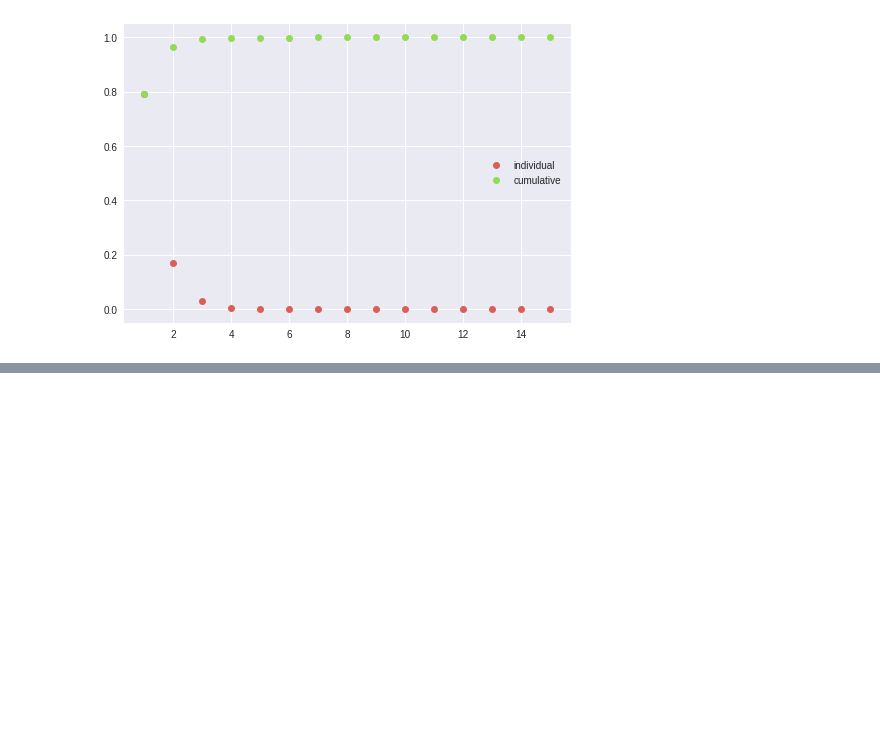
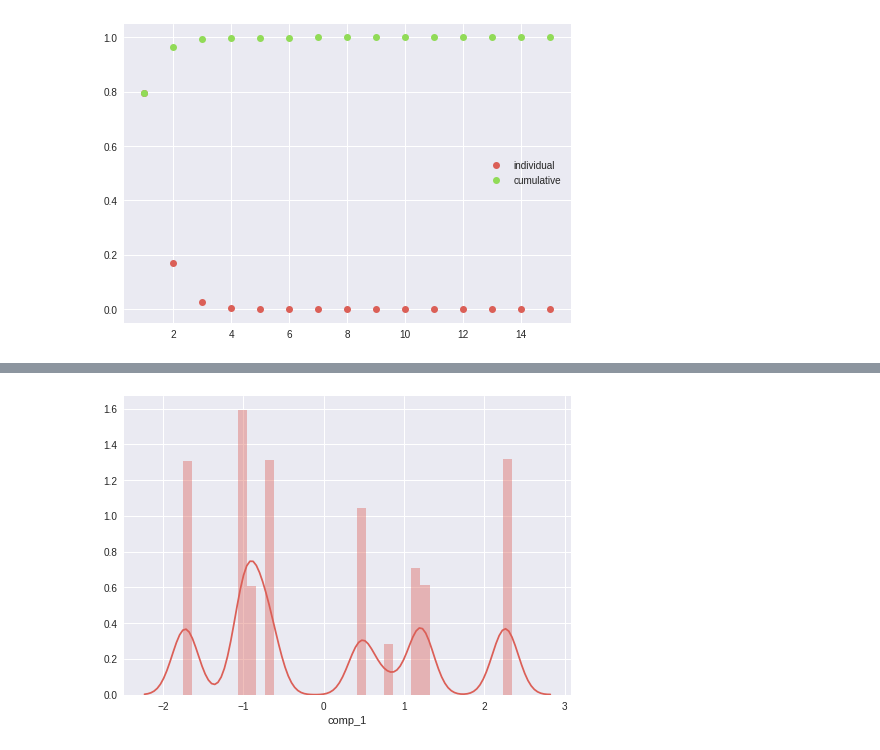
Before and after one commit to asadisaghar/PdM-C-MAPSS, a Jupyter notebook: play/PCA.ipynb, the cells around one changed output, grey strips where cells are left out. Drawn from its saved outputs; the diff is of its cells as text; code cells hidden in the pictures; blank space fills up the shorter version.

```diff
--- a/play/PCA.ipynb
+++ b/play/PCA.ipynb
@@ -169 +200,6 @@ plt.show()
+# %%
+sns.distplot(X_train.comp_1)
+plt.show()
+# %% [output]
+[figure, added]
 # %%
```
Also changed, not shown: parts of 9 cells of this notebook, 26 other files.
